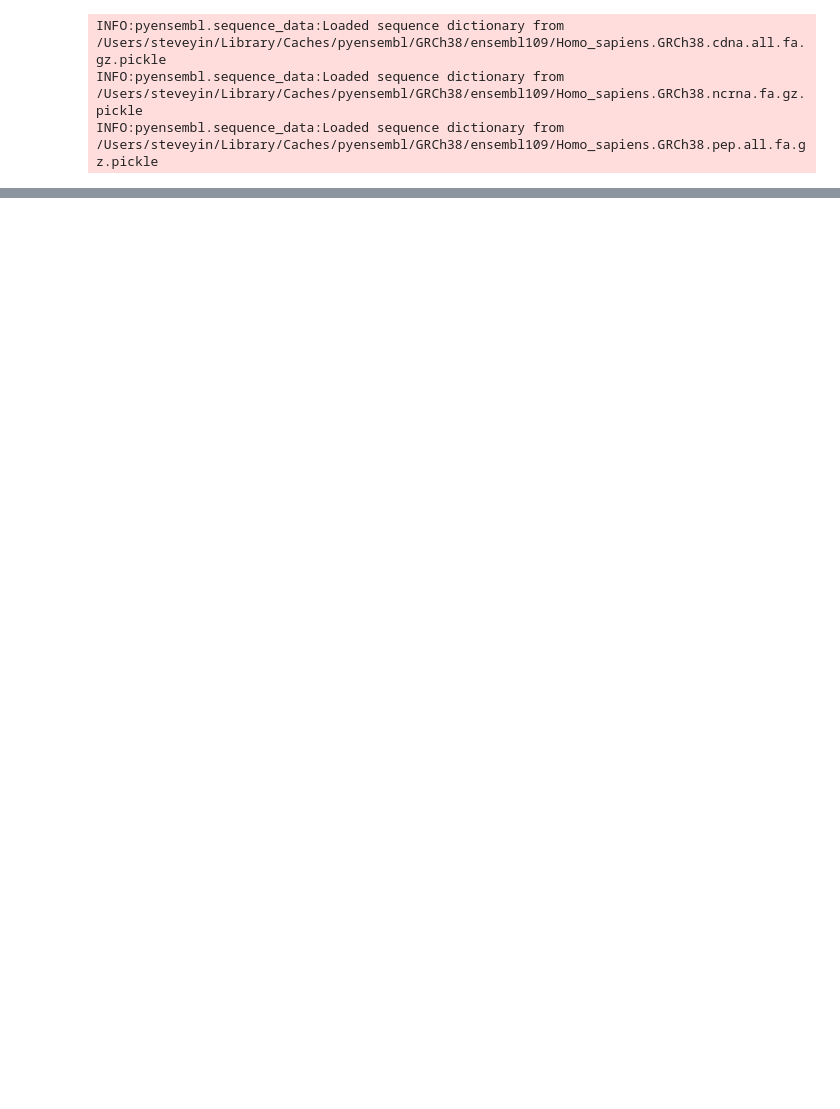
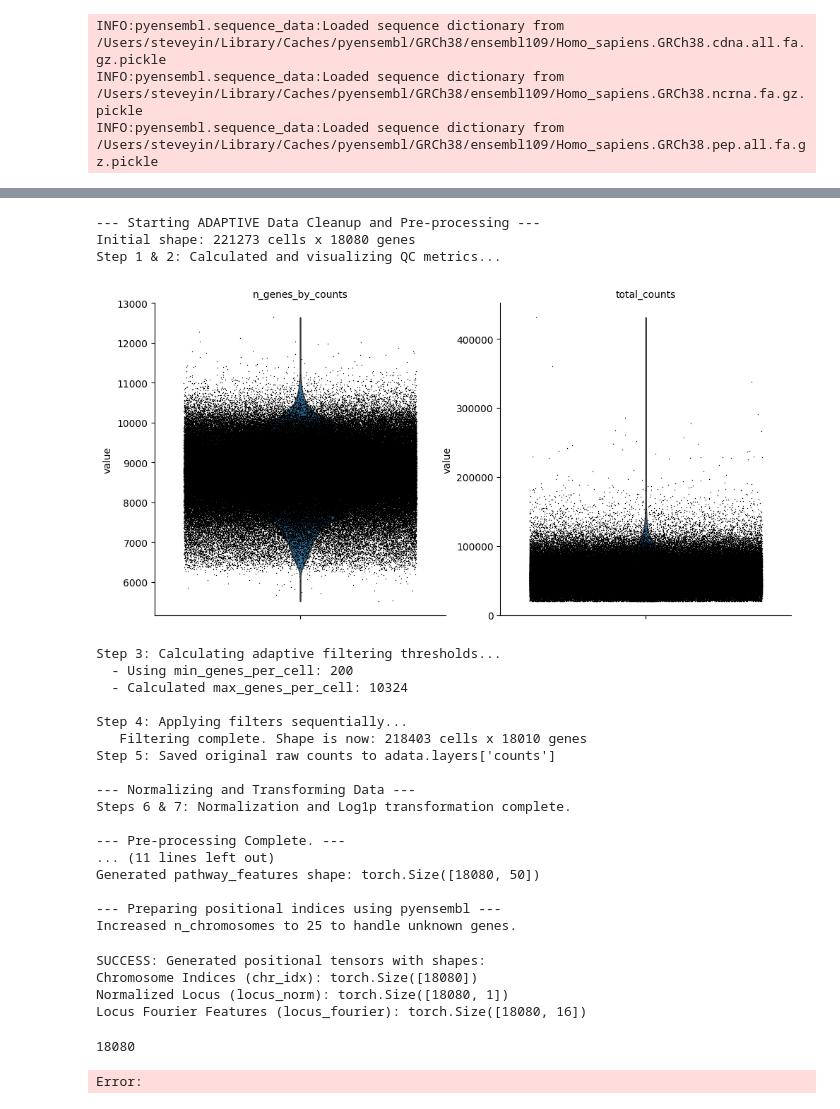
Before and after one commit to Featherless-bipod/virtual_cell, a Jupyter notebook: training.ipynb, the cells around one changed output, grey strips where cells are left out. Saved outputs shown, nothing was run; the diff lists cells and outputs as text; code cells hidden in the pictures; blank space fills up the shorter version.

```diff
--- a/training.ipynb
+++ b/training.ipynb
@@ -19,14 +19,16 @@ ensembl_data.index()
 
 adata = sc.read_h5ad('vcc_data/adata_Training.h5ad')
 #adata.obs['perturbation_idx'] = np.random.randint(0, CONFIG["n_perturbations"], size=adata.n_obs)
-gene_names = pd.read_csv('vcc_data/gene_names.csv')
+gene_names = pd.read_csv('vcc_data/gene_names.csv', header = None)
+gene_names = gene_names.iloc[:, 0].tolist()
+
 
 CONFIG = {
     "n_genes": len(gene_names),
-    "n_perturbations": adata.X.shape[0],
+    "n_perturbations": len(adata.obs['target_gene'].unique().tolist()),
     "n_chromosomes": 24,
 
-    "perturbation_dim": 254,      # Condition embedding
+    "perturbation_dim": 256,      # Condition embedding
     "chrom_embedding_dim": 16,     # Learned in-model for chromosome identity
     "locus_fourier_features": 8,   # Number of Fourier frequency pairs (2*F)
     "pathway_dim": 50,             # From pre-trained Autoencoder(based on hallmark MSigDB)
@@ -44,26 +46,17 @@ CONFIG = {
     "learning_rate": 1e-4, # Lowered LR for AdamW stability
     "epochs": 10,
 }
+
+# Derived dimensions for clarity
+# Positional encoding dim = chromosome embedding + MLP output from Fourier features
+POS_DIM = CONFIG["chrom_embedding_dim"] + CONFIG["chrom_embedding_dim"]
+GENE_FEAT_DIM = CONFIG["gene_identity_dim"] + CONFIG["pathway_dim"] + POS_DIM
 # %% [output]
 INFO:pyensembl.sequence_data:Loaded sequence dictionary from /Users/steveyin/Library/Caches/pyensembl/GRCh38/ensembl109/Homo_sapiens.GRCh38.cdna.all.fa.gz.pickle
 INFO:pyensembl.sequence_data:Loaded sequence dictionary from /Users/steveyin/Library/Caches/pyensembl/GRCh38/ensembl109/Homo_sapiens.GRCh38.ncrna.fa.gz.pickle
 INFO:pyensembl.sequence_data:Loaded sequence dictionary from /Users/steveyin/Library/Caches/pyensembl/GRCh38/ensembl109/Homo_sapiens.GRCh38.pep.all.fa.gz.pickle
 # %%
 
-    # Pre-compute Fixed Features (run once, then save/load)
-control_adata = dc.get_control_data(adata)
-filtered_data = dc.adaptive_clean_and_preprocess_data(adata)
-    # find dataset that can represent a nnoramla scell set
-pathway_feats = path.precompute_pathway_features(control_adata, CONFIG)
-chr_idx, locus_norm = pos.precompute_positional_indices(ensembl_data, gene_names, CONFIG)
-
-    # Instantiate Model, Dataset, Dataloader
-device = torch.device("cuda" if torch.cuda.is_available() else "cpu")
-print(f"\nUsing device: {device}")
-model = m.TranscriptomePredictor(CONFIG, pathway_feats, chr_idx, locus_norm).to(device)
-
-dataset = m.PerturbationDataset(adata)
-dataloader = DataLoader(dataset, batch_size=CONFIG["batch_size"], shuffle=True)
-
-    # Train
-m.train_model(model, dataloader, CONFIG)
+unique_perturbations = adata.obs['target_gene'].unique().tolist()
+perturbation_to_idx_map = {name: i for i, name in enumerate(unique_perturbations)}
+adata.obs['perturbation_idx'] = adata.obs['target_gene'].map(perturbation_to_idx_map)
@@ -96,0 +63,39 @@ ValueError: too many values to unpack (expected 2)
+# %%
+
+    # Pre-compute Fixed Features (run once, then save/load)
+control_adata = dc.get_control_data(adata)
+filtered_data = dc.adaptive_clean_and_preprocess_data(adata)
+    # find dataset that can represent a nnoramla scell set
+pathway_feats = path.precompute_pathway_features(control_adata, CONFIG)
+chr_idx, locus_norm, locus_fourier = pos.precompute_positional_indices(ensembl_data, gene_names, CONFIG)
+# %% [output]
+--- Starting ADAPTIVE Data Cleanup and Pre-processing ---
+Initial shape: 221273 cells x 18080 genes
+Step 1 & 2: Calculated and visualizing QC metrics...
+[figure, added]
+Step 3: Calculating adaptive filtering thresholds...
+  - Using min_genes_per_cell: 200
+  - Calculated max_genes_per_cell: 10324
+
+Step 4: Applying filters sequentially...
+   Filtering complete. Shape is now: 218403 cells x 18010 genes
+Step 5: Saved original raw counts to adata.layers['counts']
+
+--- Normalizing and Transforming Data ---
+Steps 6 & 7: Normalization and Log1p transformation complete.
+
+--- Pre-processing Complete. ---
+... (11 lines left out)
+Generated pathway_features shape: torch.Size([18080, 50])
+
+--- Preparing positional indices using pyensembl ---
+Increased n_chromosomes to 25 to handle unknown genes.
+SUCCESS: Generated positional tensors with shapes:
+Chromosome Indices (chr_idx): torch.Size([18080])
+Normalized Locus (locus_norm): torch.Size([18080, 1])
+Locus Fourier Features (locus_fourier): torch.Size([18080, 16])
+# %%
+len(gene_names)
+# %% [output]
+18080
+Error:
```
Also changed, not shown: parts of 2 cells of this notebook, 2 other files.
